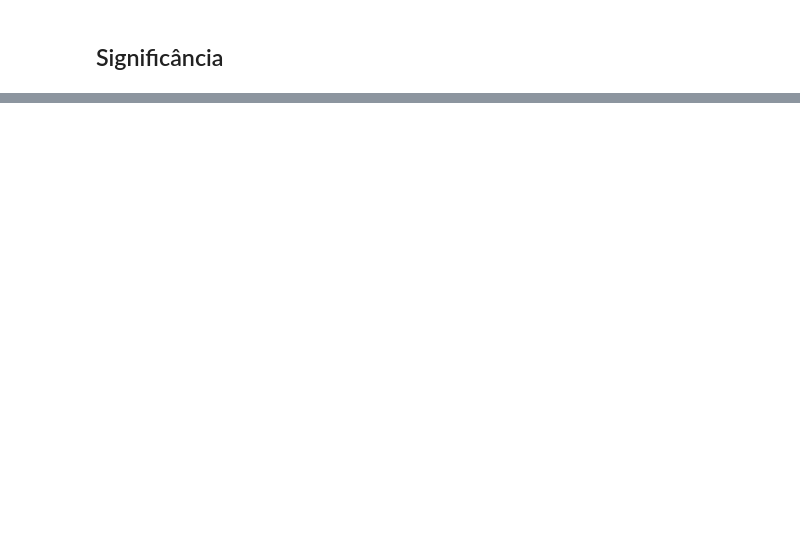
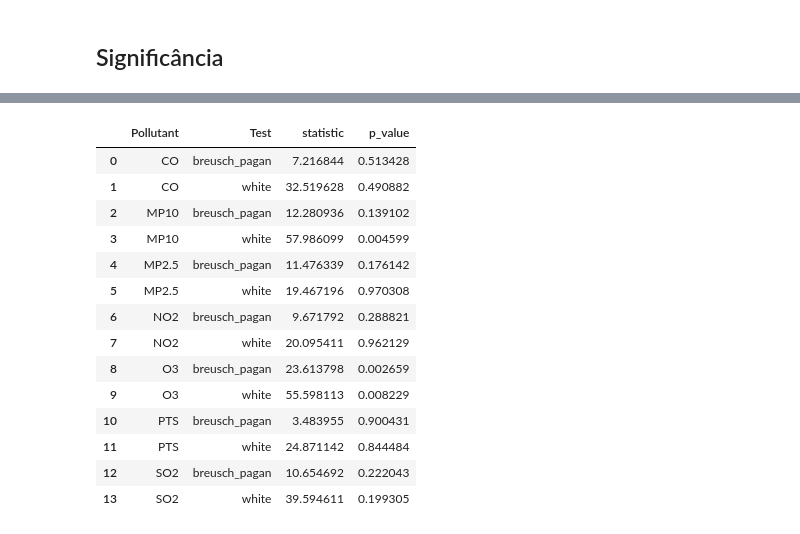
Before and after one commit to oliveirardr/tcc-dsa-suv, a Jupyter notebook: panel_idade_poluicao_combusteiveis_3.ipynb, the cells around one changed output, grey strips where cells are left out. Drawn from its saved outputs; the diff is of its cells as text; code cells hidden in the pictures; blank space fills up the shorter version.

```diff
--- a/panel_idade_poluicao_combusteiveis_3.ipynb
+++ b/panel_idade_poluicao_combusteiveis_3.ipynb
@@ -378,0 +533,55 @@ plt.show()
+# %%
+from statsmodels.stats.diagnostic import het_breuschpagan, het_white
+
+heteroskedasticity_results = {}
+
+for pollutant in pollutants_to_analyze:
+    if pollutant in regression_results and 'OLS' in regression_results[pollutant]:
+        print(f"\nRunning heteroskedasticity tests for OLS model of pollutant: {pollutant}")
+
+        # Re-run OLS regression to get the full statsmodels results object
+        df_pollutant = prepare_pollutant_data(merged_df, pollutant)
+
+        dependent_var = df_pollutant[pollutant]
+        independent_vars_ols = sm.add_constant(df_pollutant[['gasolina', 'diesel', 'etanol', '0a5', '5a10', '10a20', 'acima20', 'covid19']])
+        ols_model = sm.OLS(dependent_var, independent_vars_ols)
+        ols_results = ols_model.fit()
+
+        # Perform Breusch-Pagan test
+        try:
+            bp_test = het_breuschpagan(ols_results.resid, ols_results.model.exog)
+            bp_statistic, bp_p_value, _, _ = bp_test
+            print(f"  Breusch-Pagan Test: Statistic={bp_statistic:.4f}, P-value={bp_p_value:.4f}")
+        except Exception as e:
+            bp_statistic, bp_p_value = None, None
+            print(f"  Breusch-Pagan Test could not be performed: {e}")
+
+
+        # Perform White test
+        try:
+            white_test = het_white(ols_results.resid, ols_results.model.exog)
+            white_statistic, white_p_value, _, _ = white_test
+            print(f"  White Test: Statistic={white_statistic:.4f}, P-value={white_p_value:.4f}")
+        except Exception as e:
+            white_statistic, white_p_value = None, None
+            print(f"  White Test could not be performed: {e}")
+
+        heteroskedasticity_results[pollutant] = {
+            'breusch_pagan': {'statistic': bp_statistic, 'p_value': bp_p_value},
+            'white': {'statistic': white_statistic, 'p_value': white_p_value}
+        }
+
+    else:
+        print(f"\nSkipping heteroskedasticity tests for pollutant: {pollutant} (OLS results not available).")
+
+# Display the results in a DataFrame
+heteroskedasticity_df = pd.DataFrame.from_dict({
+    (pol, test_type): results[test_type]
+    for pol, results in heteroskedasticity_results.items()
+    for test_type in results
+}, orient='index')
+
+heteroskedasticity_df = heteroskedasticity_df.rename_axis(['Pollutant', 'Test']).reset_index()
+
+display(heteroskedasticity_df)
+# %% [output]
@@ -378,0 +605,15 @@ plt.show()
+|  | Pollutant | Test | statistic | p_value |
+| 0 | CO | breusch_pagan | 7.216844 | 0.513428 |
+| 1 | CO | white | 32.519628 | 0.490882 |
+| 2 | MP10 | breusch_pagan | 12.280936 | 0.139102 |
+| 3 | MP10 | white | 57.986099 | 0.004599 |
+| 4 | MP2.5 | breusch_pagan | 11.476339 | 0.176142 |
+| 5 | MP2.5 | white | 19.467196 | 0.970308 |
+| 6 | NO2 | breusch_pagan | 9.671792 | 0.288821 |
+| 7 | NO2 | white | 20.095411 | 0.962129 |
+| 8 | O3 | breusch_pagan | 23.613798 | 0.002659 |
+| 9 | O3 | white | 55.598113 | 0.008229 |
+| 10 | PTS | breusch_pagan | 3.483955 | 0.900431 |
+| 11 | PTS | white | 24.871142 | 0.844484 |
+| 12 | SO2 | breusch_pagan | 10.654692 | 0.222043 |
+| 13 | SO2 | white | 39.594611 | 0.199305 |
```
Also changed, not shown: parts of 29 cells of this notebook.
